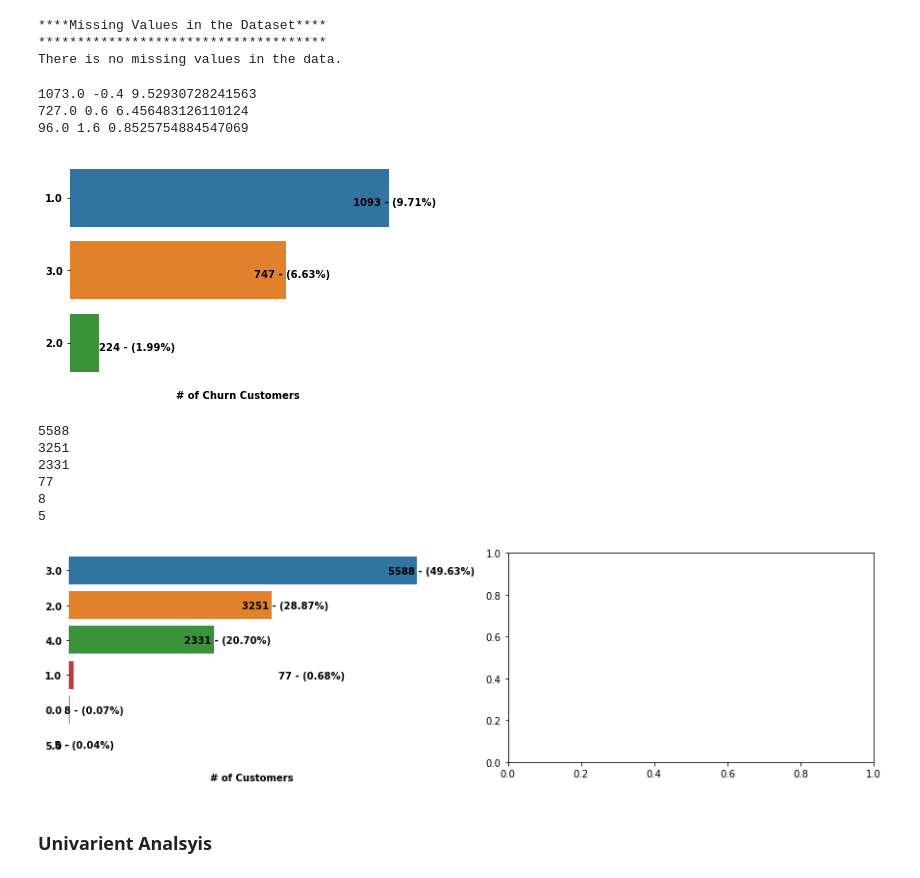
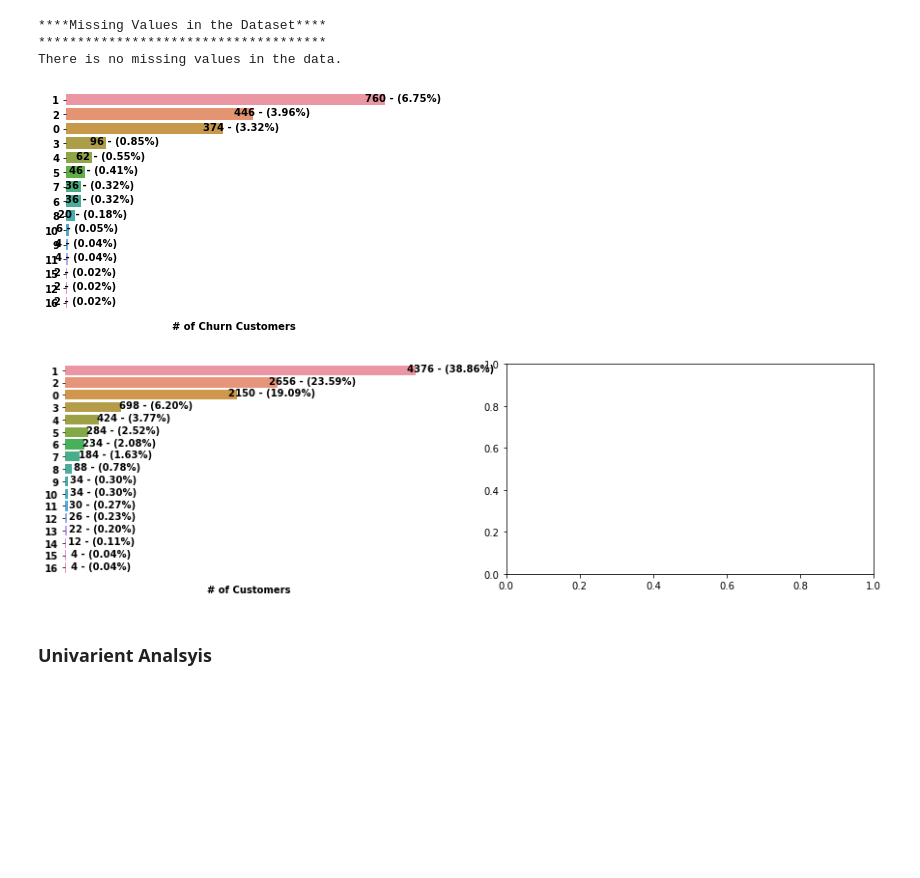
Before and after one commit to psiva2019/CustmerChurn, a Jupyter notebook: CustumerChurn.ipynb, the cells around one changed output. Saved outputs shown, nothing was run; the diff lists cells and outputs as text; code cells hidden in the pictures; blank space fills up the shorter version.

```diff
--- a/CustumerChurn.ipynb
+++ b/CustumerChurn.ipynb
@@ -267,56 +267,49 @@ df['CC_Agent_Score'].astype('object')
 # %%
 dff=df
 typevar='char'
-var='City_Tier'
+var='coupon_used_for_payment'
 tar='Churn'
-tit='City_Tier'
+tit='coupon_used_for_payment'
 
 textlab='# of Customers'
 textlab_tar='# of Churn Customers'
 
 
 result = dff.groupby([var])[tar].aggregate(np.sum).reset_index().sort_values(tar,ascending = False)
 #print(result[result[tar]>0])
 result = result[result[tar]>0]
 b = sns.barplot(data=result, y=var,x=tar,orient='h',order=result[var])
 
 
 b.set_frame_on(False)
 
 b.set_ylabel('')
 #b.set_ylabel(var,weight='bold')
 b.set_xlabel(textlab_tar,weight='bold')
 
 b.set_xticklabels([])
 b.tick_params(bottom=False)
 b.set_yticklabels(list(result[var].value_counts().index),weight='bold')
 #b.set_yticklabels([])
-
+maxwidth = dff[var].value_counts().max()
 for p in b.patches:
     width = np.nan_to_num(p.get_width())
+    wdplace = width
     per = (width/dff.shape[0])*100
-    print(width,p.get_y(),per)
+    wdplace = wdplace + maxwidth * 1/100
 
-    if(per < 1):
-        width = width + (width * 100/75)
-    else:
-        width = width + 20
-
-    b.text(width,
+    b.text(wdplace,
         p.get_y()+.5,
         '{} - ({:1.2f}%)'.format(round(width),(width/dff.shape[0])*100),
         ha="center",weight='bold')
 # %% [output]
-1073.0 -0.4 9.52930728241563
-727.0 0.6 6.456483126110124
-96.0 1.6 0.8525754884547069
-[figure, old version]
+[figure, new version]
 # %%
 dff=df
 typevar='char'
-var='Service_Score'
+var='coupon_used_for_payment'
 tar='Churn'
-tit='Service_Score'
+tit='coupon_used_for_payment'
 
 textlab='# of Customers'
 textlab_tar='# of Churn Customers'
@@ -343,25 +336,19 @@ for p in a.patches:
     width = np.nan_to_num(p.get_width())
     wdplace = width
     per = (width/dff.shape[0])*100
-    print(width)
-
-    if(per < 1):
-        wdplace = wdplace +
-    else:
-        wdplace = wdplace + 220
+    #print(width)
+    wdplace = wdplace + maxwidth * 10/100
+    # if(per < 1):
+    #     wdplace = wdplace + maxwidth * 10/100
+    # else:
+    #     wdplace = wdplace - maxwidth * 10/100
 
     a.text(wdplace,
         p.get_y()+.5,
         '{} - ({:1.2f}%)'.format(round(width),per),
         ha="center",weight='bold')
 # %% [output]
-5588
-3251
-2331
-77
-8
-5
-[figure, old version]
+[figure, new version]
 # %% [markdown]
 ### Univarient Analsyis
 # %%
```
Also changed, not shown: 2 other files.
